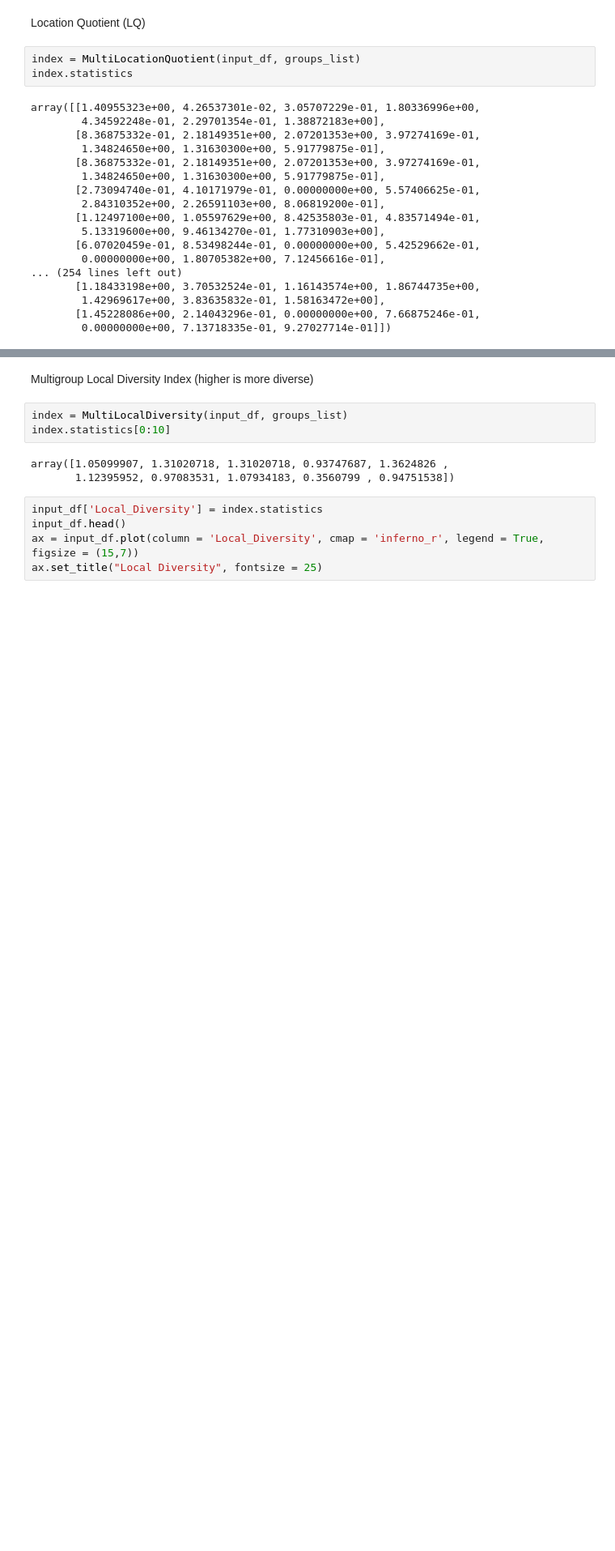
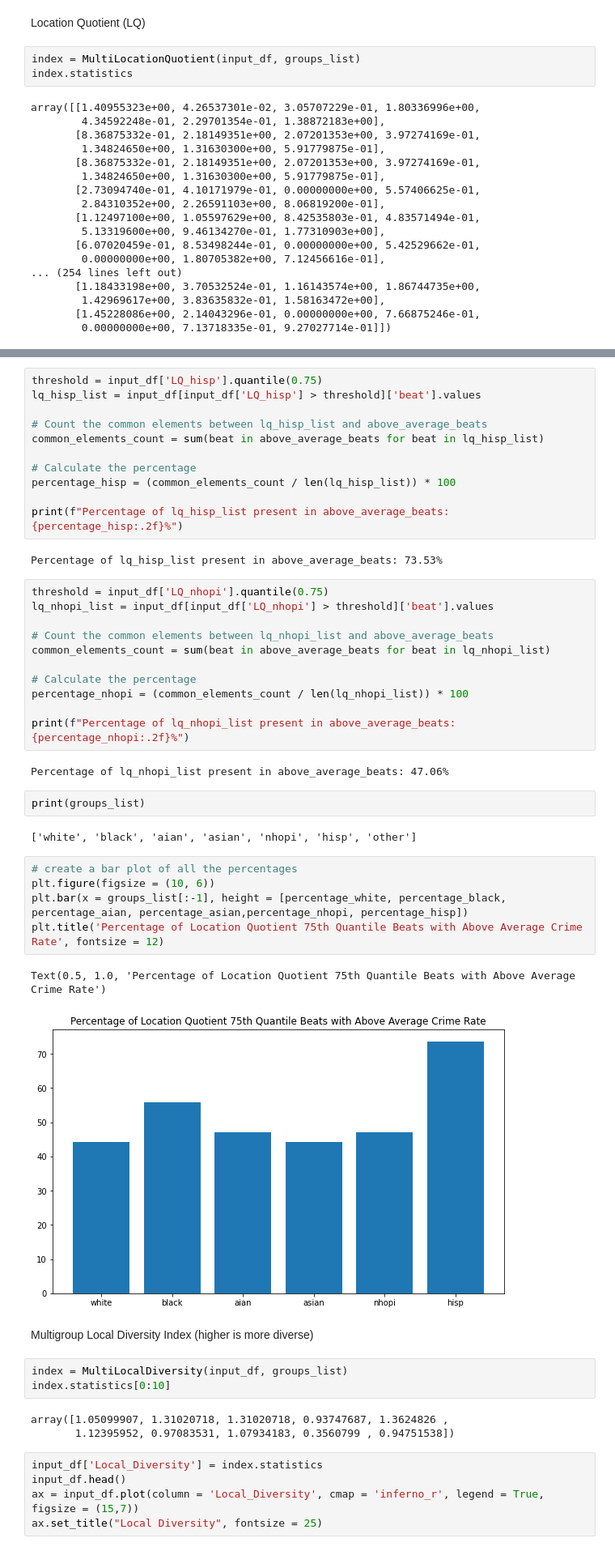
Before and after one commit to aldabbagh/DPI617, a Jupyter notebook: starter.ipynb, the cells around one changed output, grey strips where cells are left out. Shown at 81% size. Saved outputs shown, nothing was run; the diff lists cells and outputs as text; blank space fills up the shorter version.

```diff
--- a/starter.ipynb
+++ b/starter.ipynb
@@ -714,3 +817,41 @@ axes[1,1].set_facecolor('white')
+# %%
+threshold = input_df['LQ_hisp'].quantile(0.75)
+lq_hisp_list = input_df[input_df['LQ_hisp'] > threshold]['beat'].values
+
+# Count the common elements between lq_hisp_list and above_average_beats
+common_elements_count = sum(beat in above_average_beats for beat in lq_hisp_list)
+
+# Calculate the percentage
+percentage_hisp = (common_elements_count / len(lq_hisp_list)) * 100
+
+print(f"Percentage of lq_hisp_list present in above_average_beats: {percentage_hisp:.2f}%")
+# %% [output]
+Percentage of lq_hisp_list present in above_average_beats: 73.53%
+# %%
+threshold = input_df['LQ_nhopi'].quantile(0.75)
+lq_nhopi_list = input_df[input_df['LQ_nhopi'] > threshold]['beat'].values
+
+# Count the common elements between lq_nhopi_list and above_average_beats
+common_elements_count = sum(beat in above_average_beats for beat in lq_nhopi_list)
+
+# Calculate the percentage
+percentage_nhopi = (common_elements_count / len(lq_nhopi_list)) * 100
+
+print(f"Percentage of lq_nhopi_list present in above_average_beats: {percentage_nhopi:.2f}%")
+# %% [output]
+Percentage of lq_nhopi_list present in above_average_beats: 47.06%
+# %%
+print(groups_list)
+# %% [output]
+['white', 'black', 'aian', 'asian', 'nhopi', 'hisp', 'other']
+# %%
+# create a bar plot of all the percentages
+plt.figure(figsize = (10, 6))
+plt.bar(x = groups_list[:-1], height = [percentage_white, percentage_black, percentage_aian, percentage_asian,percentage_nhopi, percentage_hisp])
+plt.title('Percentage of Location Quotient 75th Quantile Beats with Above Average Crime Rate', fontsize = 12)
+# %% [output]
+Text(0.5, 1.0, 'Percentage of Location Quotient 75th Quantile Beats with Above Average Crime Rate')
+[figure, added]
 # %% [markdown]
 Multigroup Local Diversity Index (higher is more diverse)
 # %%
```
Also changed, not shown: parts of 9 cells of this notebook.
